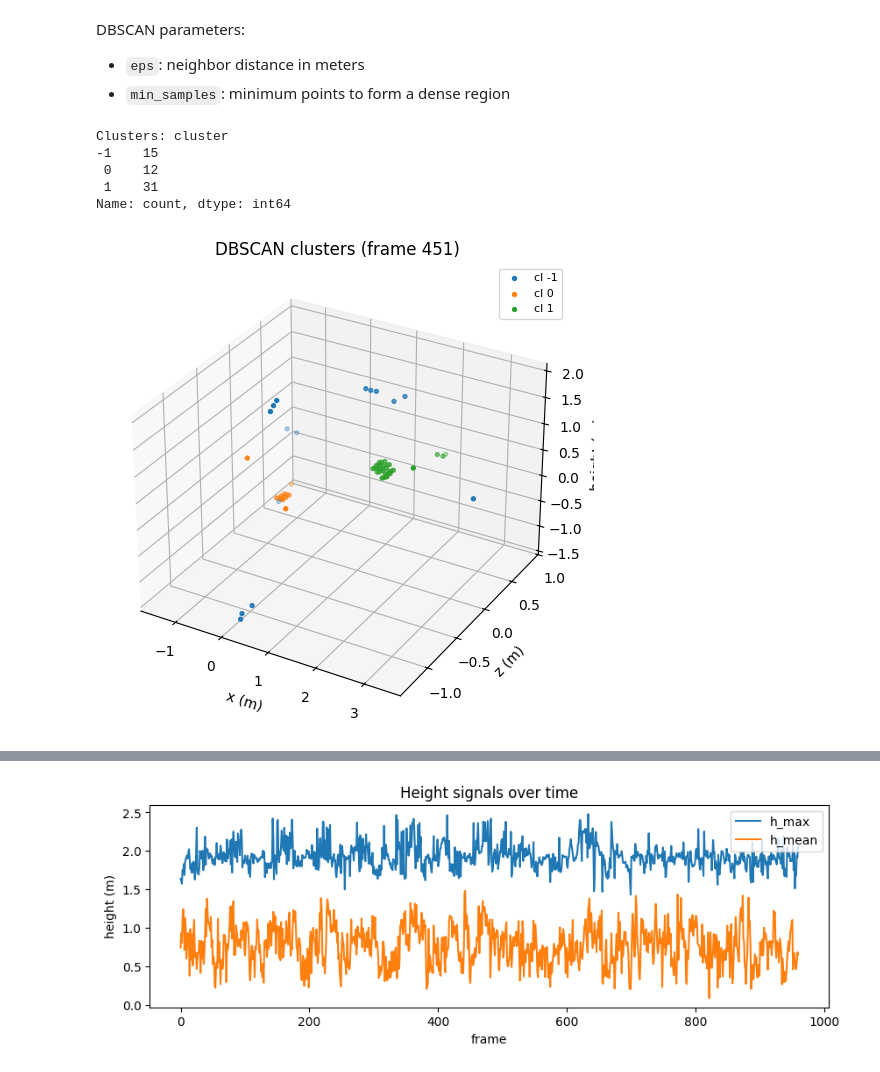
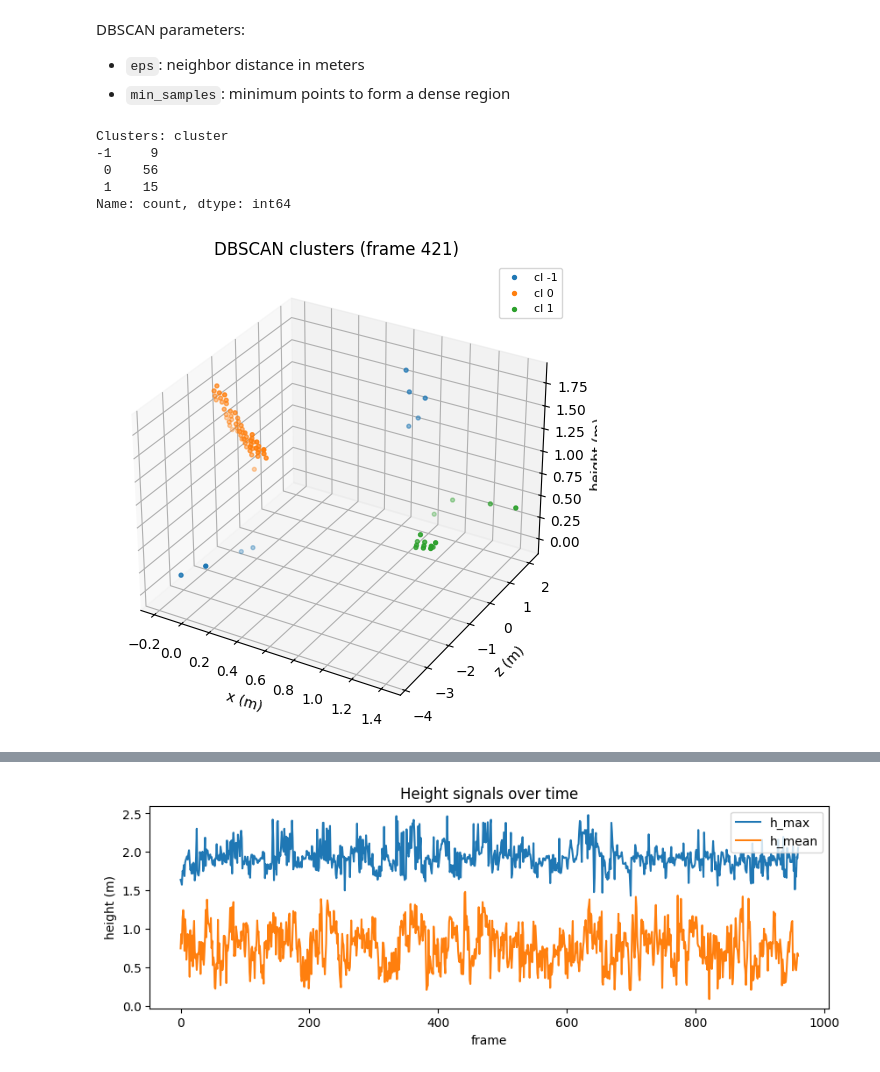
Before and after one commit to Mohammed-A-Amin/tritonsensors-plextech, a Jupyter notebook: example/notebooks/triton_pointcloud_test.ipynb, the cells around one changed output, grey strips where cells are left out. Drawn from its saved outputs; the diff is of its cells as text; code cells hidden in the pictures.

```diff
--- a/example/notebooks/triton_pointcloud_test.ipynb
+++ b/example/notebooks/triton_pointcloud_test.ipynb
@@ -91,6 +91,6 @@ def plot_frame_3d(df, title="Frame"):
     ax.set_title(title)
     plt.show()
 
-frame_idx = 450
+frame_idx = 420
 plot_frame_3d(dfs[frame_idx], title=f"Frame {frame_idx+1} (n={len(dfs[frame_idx])})")
 # %% [output]
@@ -108,37 +108,40 @@ def dbscan_cluster_frame(df, eps=0.25, min_samples=10, use_cols=("x","z","height
 
     X = df.loc[:, list(use_cols)].to_numpy()
     labels = DBSCAN(eps=eps, min_samples=min_samples).fit_predict(X)
 
     out = df.copy()
     out["cluster"] = labels
     return out, labels
+
+if "dfs_f" not in globals():
+    dfs_f = dfs
 
 dfc, labels = dbscan_cluster_frame(dfs_f[frame_idx], eps=1, min_samples=12)
 print("Clusters:", pd.Series(dfc["cluster"]).value_counts().sort_index())
 
 def plot_clusters_3d(df, title="Clusters"):
     if df.empty:
         print("Empty frame.")
         return
     fig = plt.figure(figsize=(7,6))
     ax = fig.add_subplot(111, projection="3d")
     for cl, grp in df.groupby("cluster"):
         ax.scatter(grp["x"], grp["z"], grp["height"], s=8, label=f"cl {cl}")
     ax.set_xlabel("x (m)")
     ax.set_ylabel("z (m)")
     ax.set_zlabel("height (m)")
     ax.set_title(title)
     ax.legend(loc="upper right", fontsize=8)
     plt.show()
 
 plot_clusters_3d(dfc, title=f"DBSCAN clusters (frame {frame_idx+1})")
 # %% [output]
 Clusters: cluster
--1    15
- 0    12
- 1    31
+-1     9
+ 0    56
+ 1    15
 Name: count, dtype: int64
-[figure, old version]
+[figure, new version]
 # %%
 def compute_frame_features(df):
     """Return a dict of summary stats for one frame."""
```
Also changed, not shown: parts of 1 cell of this notebook.
